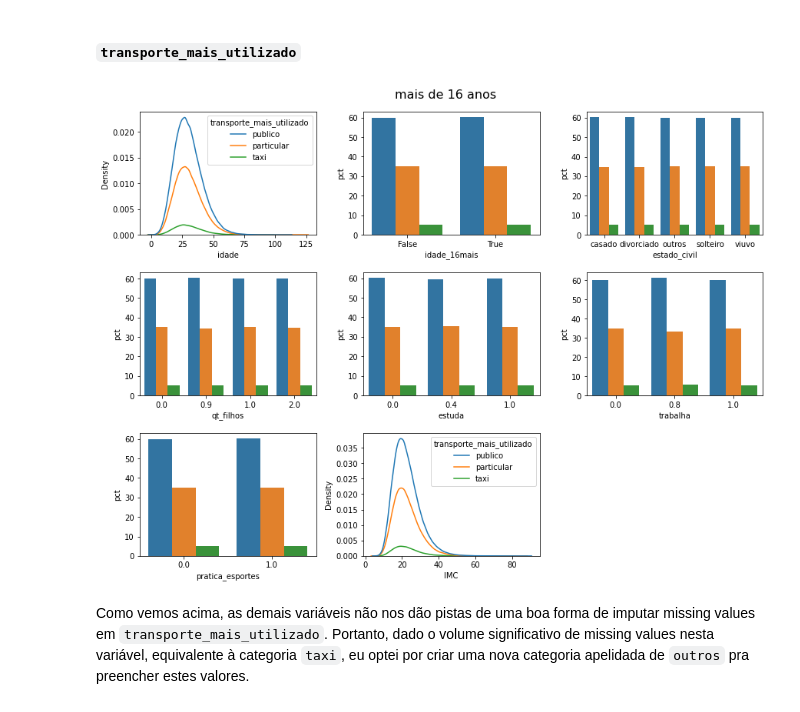
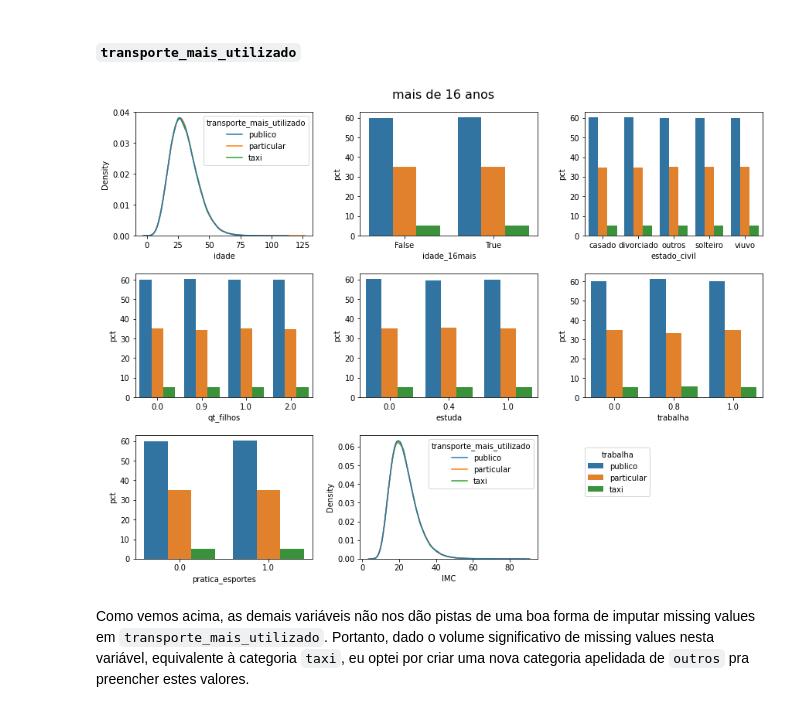
Before and after one commit to jeffc00/case_neoway, a Jupyter notebook: notebooks/case_neoway.ipynb, the cells around one changed output. Saved outputs shown, nothing was run; the diff lists cells and outputs as text; code cells hidden in the pictures.

```diff
--- a/notebooks/case_neoway.ipynb
+++ b/notebooks/case_neoway.ipynb
@@ -573,7 +513,5 @@ De fato, vemos nos gráficos acima um padrão peculiar quando a idade é cerca d
 # %%
-ind_df_2['idade_16mais'] = np.nan
-ind_df_2.loc[ind_df_2['idade'] >= 16, 'idade_16mais'] = True
-ind_df_2.loc[ind_df_2['idade'] < 16, 'idade_16mais'] = False
+ind_df_2 = impute_idade_16mais(ind_df_2)
 
 cols = ['estado_civil', 'qt_filhos', 'estuda', 'trabalha']
 
@@ -718,7 +655,6 @@ conds_ate16 = dict(zip(cols, ['solteiro', 0, 1, 0]))
 mask = ind_df_2['idade'].isna()
 
 while mask.sum() > 0:
-
     ind_df_2 = impute_idade(ind_df_2,
                             impute_below=True,
                             below_conds=conds_ate16)
@@ -732,11 +668,10 @@ while mask.sum() > 0:
         print('.', end='')
 
     mask = ind_df_2['idade'].isna()
-
-ind_df_2.loc[ind_df_2['idade'] >= 16, 'idade_16mais'] = True
-ind_df_2.loc[ind_df_2['idade'] < 16, 'idade_16mais'] = False
 # %% [output]
 >>>>>>>>>>>>>>>>>>>>>>>>>>>>>>>>>>>>>>>>>>>>>>>>>>>>>>>>>>>.>>>>>.>>>.>>.>.>...>......>>...>.......................................>
+# %%
+ind_df_2 = impute_idade_16mais(ind_df_2)
 # %%
 ind_df_2['idade'].describe().T
 # %% [output]
@@ -755,11 +690,12 @@ fig.tight_layout(w_pad=12)
 fig.subplots_adjust(top=0.925)
 fig.suptitle('mais de 16 anos', fontsize=16)
 
+mask = ind_df_2['idade_16mais']
+
 cols = ['estado_civil', 'qt_filhos', 'estuda', 'trabalha']
-
 for n, c in enumerate(cols):
     tmp = (ind_df_2
-           .loc[ind_df_2['idade_16mais']]
+           .loc[mask]
            .groupby('transporte_mais_utilizado')[c]
            .value_counts(normalize=True)
            .rename('pct')
@@ -808,29 +742,31 @@ for c in ['qt_filhos', 'estuda', 'trabalha']:
 # %%
 fig, ax = plt.subplots(3, 3, figsize=(12, 9))
 fig.tight_layout(w_pad=3, h_pad=3)
 fig.subplots_adjust(top=0.935)
 fig.suptitle('mais de 16 anos', fontsize=16)
 
-sns.kdeplot(x='idade', hue='transporte_mais_utilizado', data=ind_df_2, ax=ax[0, 0])
+sns.kdeplot(x='idade', hue='transporte_mais_utilizado', data=ind_df_2, common_norm=False, ax=ax[0, 0])
 
 cols = ['idade_16mais', 'estado_civil', 'qt_filhos', 'estuda', 'trabalha', 'pratica_esportes']
 for n, c in enumerate(cols, start=1):
     tmp = (ind_df_2
            .groupby(c)['transporte_mais_utilizado']
            .value_counts(normalize=True)
            .rename('pct')
            .mul(100)
            .reset_index())
     g = sns.barplot(x=c, y='pct', hue='transporte_mais_utilizado', data=tmp, ax=ax[n//3, n%3])
     if c in ['qt_filhos', 'estuda', 'trabalha']:
         g.set_xticklabels(labels=['{:.1f}'.format(x) for x in sorted(tmp[c].unique())])
     ax[n//3, n%3].get_legend().remove()
 
-sns.kdeplot(x='IMC', hue='transporte_mais_utilizado', data=ind_df_2, ax=ax[2, 1])
+ax[1, 2].legend(bbox_to_anchor=(0, -0.8), loc=3, borderaxespad=0, title='trabalha')
+
+sns.kdeplot(x='IMC', hue='transporte_mais_utilizado', data=ind_df_2, common_norm=False, ax=ax[2, 1])
 
 fig.delaxes(ax[2, 2]);
 # %% [output]
-[figure, old version]
+[figure, new version]
 # %% [markdown]
 Como vemos acima, as demais variáveis não nos dão pistas de uma boa forma de imputar missing values em `transporte_mais_utilizado`. Portanto, dado o volume significativo de missing values nesta variável, equivalente à categoria `taxi`, eu optei por criar uma nova categoria apelidada de `outros` pra preencher estes valores.
 # %%
```
Also changed, not shown: parts of 147 cells of this notebook, 5 other files.
